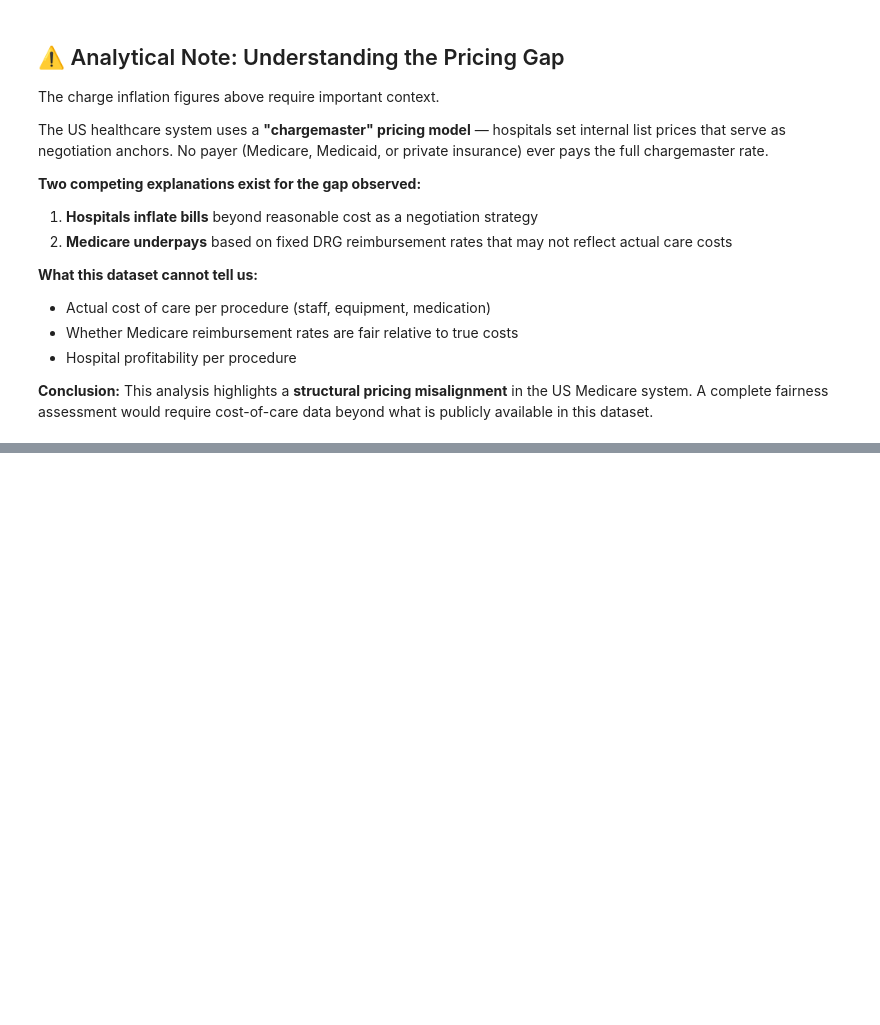
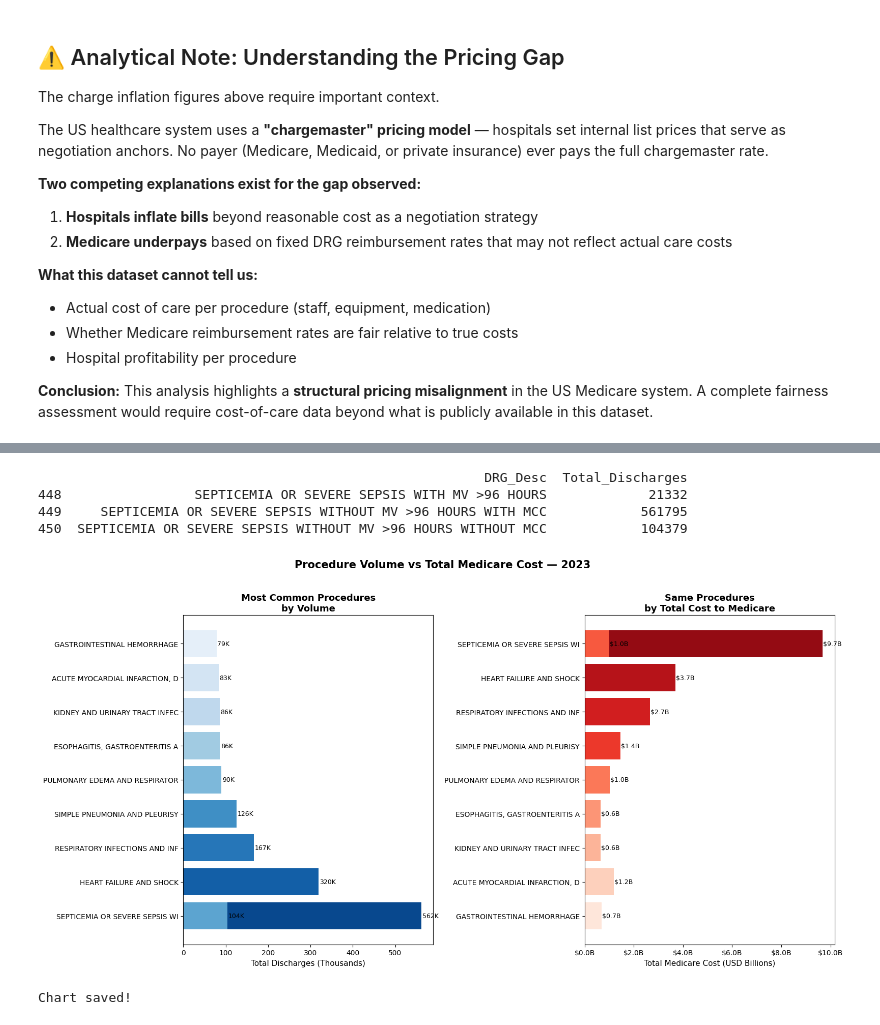
Before and after one commit to raianecostac-hub/healthcare-claims-analysis, a Jupyter notebook: notebooks/01_exploratory_analysis.ipynb, the cells around one changed output, grey strips where cells are left out. Cells and saved outputs as stored; diff of their text form; code cells hidden in the pictures; blank space fills up the shorter version.

Commit message:
volume vs cost analysis and final charts

```diff
--- a/notebooks/01_exploratory_analysis.ipynb
+++ b/notebooks/01_exploratory_analysis.ipynb
@@ -281,0 +314,51 @@ beyond what is publicly available in this dataset.
+# %%
+# Check full names of duplicated septicemia procedures
+septicemia = volume_analysis[volume_analysis['DRG_Desc'].str.contains('SEPTICEMIA')]
+print(septicemia[['DRG_Desc', 'Total_Discharges']].to_string())
+# %% [output]
+                                                         DRG_Desc  Total_Discharges
+448                 SEPTICEMIA OR SEVERE SEPSIS WITH MV >96 HOURS             21332
+449     SEPTICEMIA OR SEVERE SEPSIS WITHOUT MV >96 HOURS WITH MCC            561795
+450  SEPTICEMIA OR SEVERE SEPSIS WITHOUT MV >96 HOURS WITHOUT MCC            104379
+# %%
+# Cleaner version: two side-by-side bar charts
+top_volume_clean['Short_Name'] = (top_volume_clean['DRG_Desc']
+                                   .str.split(' WITH ').str[0]
+                                   .str[:30])
+
+fig, (ax1, ax2) = plt.subplots(1, 2, figsize=(16, 8))
+
+# Chart 1: Total Discharges
+bars1 = ax1.barh(top_volume_clean['Short_Name'],
+                  top_volume_clean['Total_Discharges'] / 1_000,
+                  color=sns.color_palette("Blues_r", 10))
+ax1.set_xlabel('Total Discharges (Thousands)', fontsize=11)
+ax1.set_title('Most Common Procedures\nby Volume', fontsize=13, fontweight='bold')
+ax1.gca().invert_yaxis() if hasattr(ax1, 'gca') else ax1.invert_yaxis()
+ax1.invert_yaxis()
+for bar, val in zip(bars1, top_volume_clean['Total_Discharges'] / 1_000):
+    ax1.text(bar.get_width() + 2, bar.get_y() + bar.get_height()/2,
+             f'{val:,.0f}K', va='center', fontsize=9)
+
+# Chart 2: Total Medicare Cost
+bars2 = ax2.barh(top_volume_clean['Short_Name'],
+                  top_volume_clean['Total_Medicare_Cost'] / 1_000_000_000,
+                  color=sns.color_palette("Reds_r", 10))
+ax2.set_xlabel('Total Medicare Cost (USD Billions)', fontsize=11)
+ax2.set_title('Same Procedures\nby Total Cost to Medicare', fontsize=13, fontweight='bold')
+ax2.invert_yaxis()
+ax2.xaxis.set_major_formatter(plt.FuncFormatter(lambda val, _: f'${val:.1f}B'))
+for bar, val in zip(bars2, top_volume_clean['Total_Medicare_Cost'] / 1_000_000_000):
+    ax2.text(bar.get_width() + 0.02, bar.get_y() + bar.get_height()/2,
+             f'${val:.1f}B', va='center', fontsize=9)
+
+plt.suptitle('Procedure Volume vs Total Medicare Cost — 2023',
+             fontsize=15, fontweight='bold', y=1.02)
+plt.tight_layout()
+plt.savefig('../docs/volume_vs_cost_bars.png', dpi=150, bbox_inches='tight')
+plt.show()
+
+print("Chart saved!")
+# %% [output]
+[figure, added]
+Chart saved!
```
Also changed, not shown: parts of 1 cell of this notebook, 2 other files.
